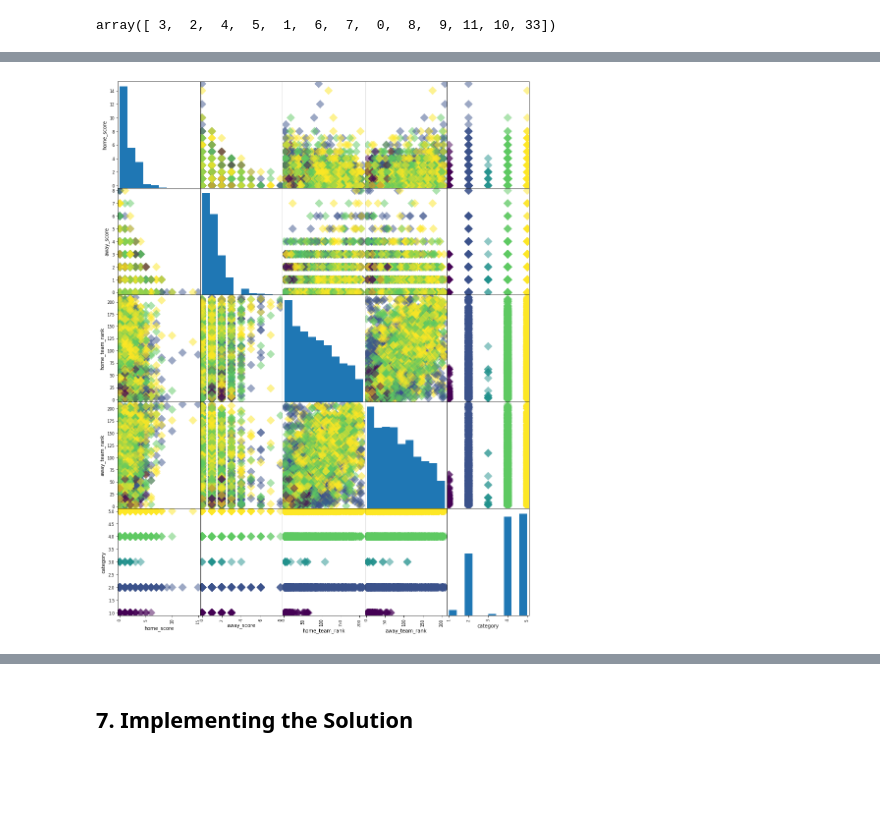
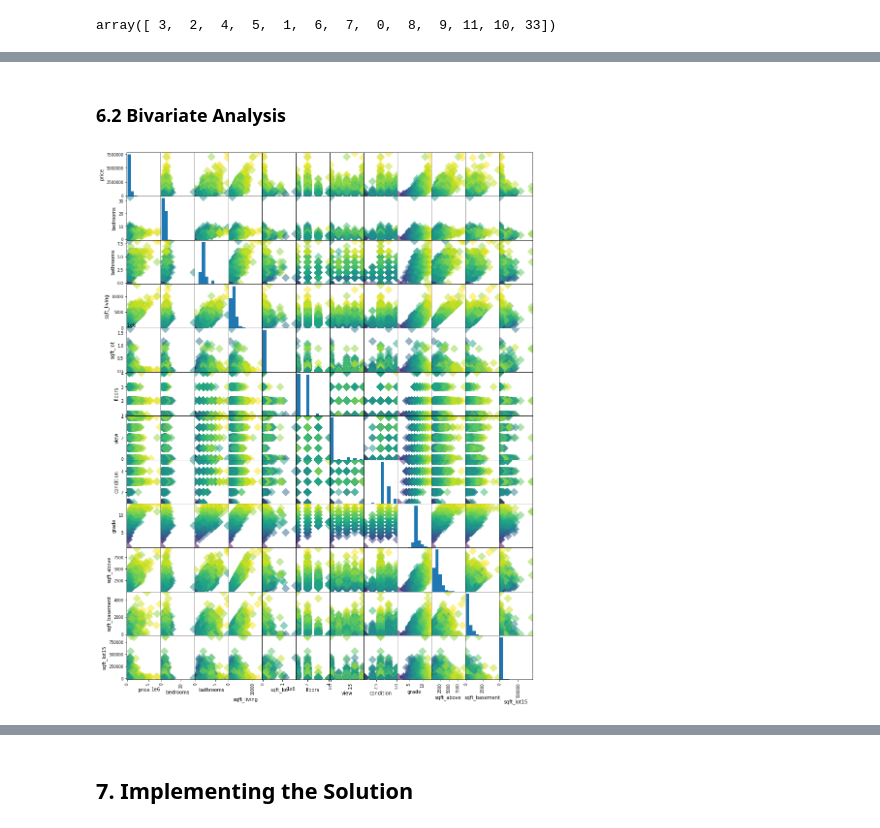
Before and after one commit to veronica1013/Datascience_core_module2_week1_IP, a Jupyter notebook: Moringa_Data_Science_Core_Module2_W2_Independent_Project_2021_10_Veronica_Isiaho_Python_Notebook_ipynb.ipynb, the cells around one changed output, grey strips where cells are left out. Cells and saved outputs as stored; diff of their text form; code cells hidden in the pictures; blank space fills up the shorter version.

```diff
--- a/Moringa_Data_Science_Core_Module2_W2_Independent_Project_2021_10_Veronica_Isiaho_Python_Notebook_ipynb.ipynb
+++ b/Moringa_Data_Science_Core_Module2_W2_Independent_Project_2021_10_Veronica_Isiaho_Python_Notebook_ipynb.ipynb
@@ -720,6 +753,8 @@ array([0, 1, 5, 4, 3, 2, 6, 7, 8])
+# %% [markdown]
+### 6.2 Bivariate Analysis
 # %%
 # plot scatter matrix to display Bivariate Relationships between combination variables
-y = new_df['category']
-_ = pd.plotting.scatter_matrix(new_df, c = y, figsize=[15,20], s=150, marker='D')
+y = df_1['grade']
+_ = pd.plotting.scatter_matrix(df_1, c = y, figsize=[15,20], s=150, marker='D')
 # %% [output]
-[figure, old version]
+[figure, new version]
```
Also changed, not shown: parts of 95 cells of this notebook.
